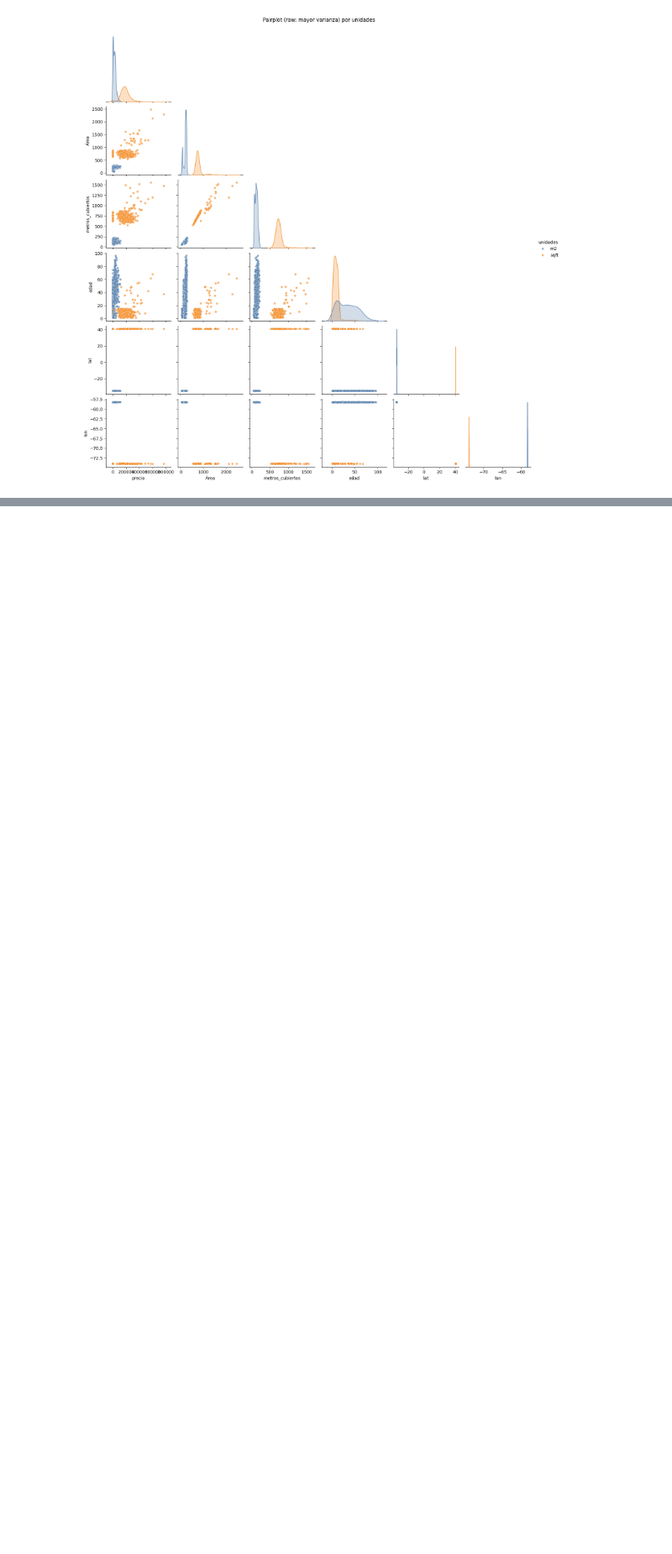
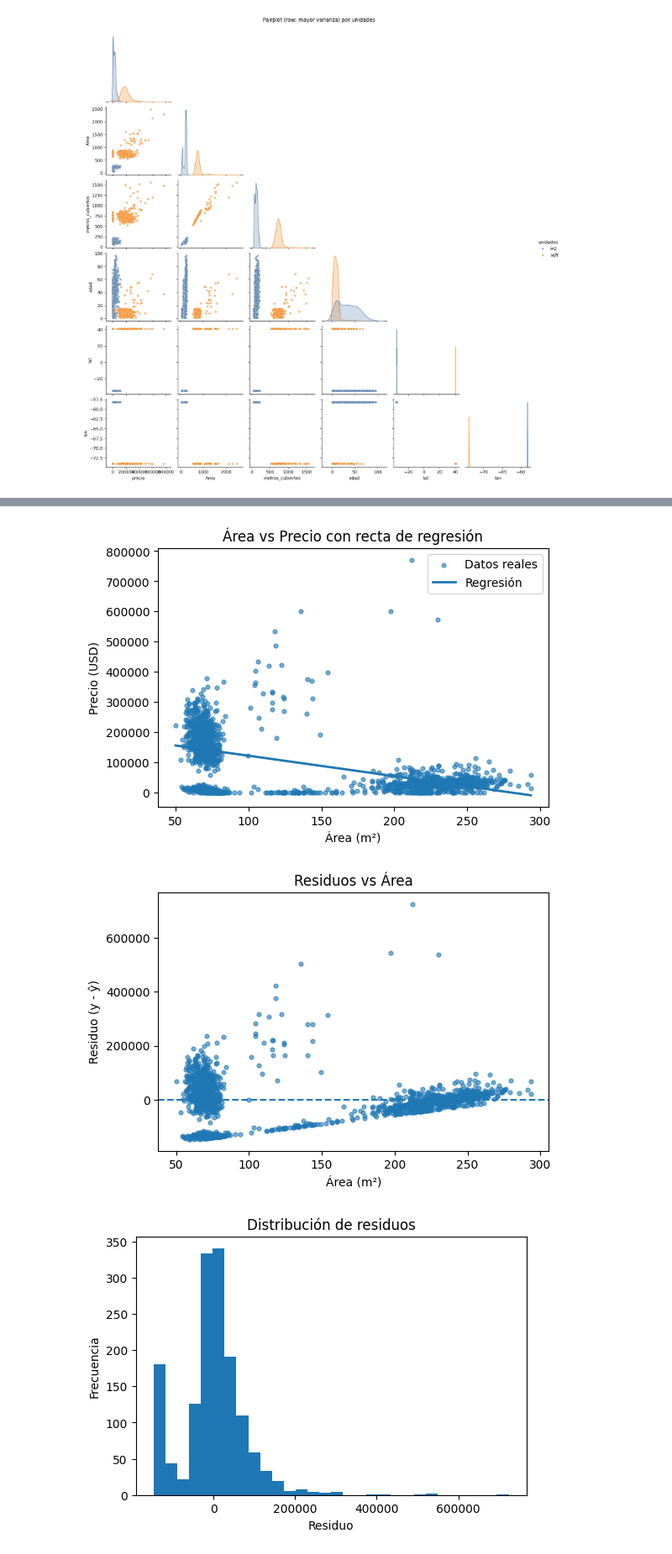
Before and after one commit to Santi2065/property-price-regression, a Jupyter notebook: notebooks/Entrega_TP1.ipynb, the cells around one changed output, grey strips where cells are left out. Shown at 84% size. Cells and saved outputs as stored; diff of their text form; code cells hidden in the pictures; blank space fills up the shorter version.

```diff
--- a/notebooks/Entrega_TP1.ipynb
+++ b/notebooks/Entrega_TP1.ipynb
@@ -246,0 +298,61 @@ df_val.to_csv("../data/processed/casas_val.csv", index=False)
+# %%
+# Graficos caso una feature
+import pandas as pd
+import numpy as np
+import matplotlib.pyplot as plt
+
+# CARGA
+df_proc = pd.read_csv("../data/processed/casas_dev.csv")
+
+# PARAMS DEL TRAIN
+# Usa exactamente lo calculado SOLO con el TRAIN crudo:
+area_mean_train = PARAMS["Área"]["mean"]
+area_std_train  = PARAMS["Área"]["std"]
+
+# FEATURES Y TARGET
+X_uni_norm = df_proc[["Área"]].copy()
+
+# y: target alineado con df_proc
+y = df_proc["precio"].values
+
+# DESNORMALIZAR PARA PLOTEAR
+# X_real: misma serie pero llevada a m² reales con μ/σ del TRAIN
+X_uni_real = X_uni_norm * area_std_train + area_mean_train
+
+# MODELO
+model_uni = RegresionLineal(X_uni_norm, y)
+model_uni.fit_pseudoinversa()
+y_pred = model_uni.predict(X_uni_norm)
+
+# SCATTER + RECTA
+plt.figure(figsize=(6,4))
+plt.scatter(X_uni_real.values, y, s=12, alpha=0.6, label="Datos reales")
+order = np.argsort(X_uni_real.iloc[:, 0].values)
+plt.plot(X_uni_real.iloc[order, 0].values, y_pred[order], linewidth=2, label="Regresión")
+plt.xlabel("Área (m²)")
+plt.ylabel("Precio (USD)")
+plt.title("Área vs Precio con recta de regresión")
+plt.legend()
+plt.show()
+
+# RESIDUOS
+res = y - y_pred
+plt.figure(figsize=(6,4))
+plt.scatter(X_uni_real.values, res, s=12, alpha=0.6)
+plt.axhline(0, linestyle="--")
+plt.xlabel("Área (m²)")
+plt.ylabel("Residuo (y - ŷ)")
+plt.title("Residuos vs Área")
+plt.show()
+
+# HISTOGRAMA DE RESIDUOS
+plt.figure(figsize=(6,4))
+plt.hist(res, bins=30)
+plt.xlabel("Residuo")
+plt.ylabel("Frecuencia")
+plt.title("Distribución de residuos")
+plt.show()
+# %% [output]
+[figure, added]
+[figure, added]
+[figure, added]
```
Also changed, not shown: parts of 16 cells of this notebook, 8 other files.
